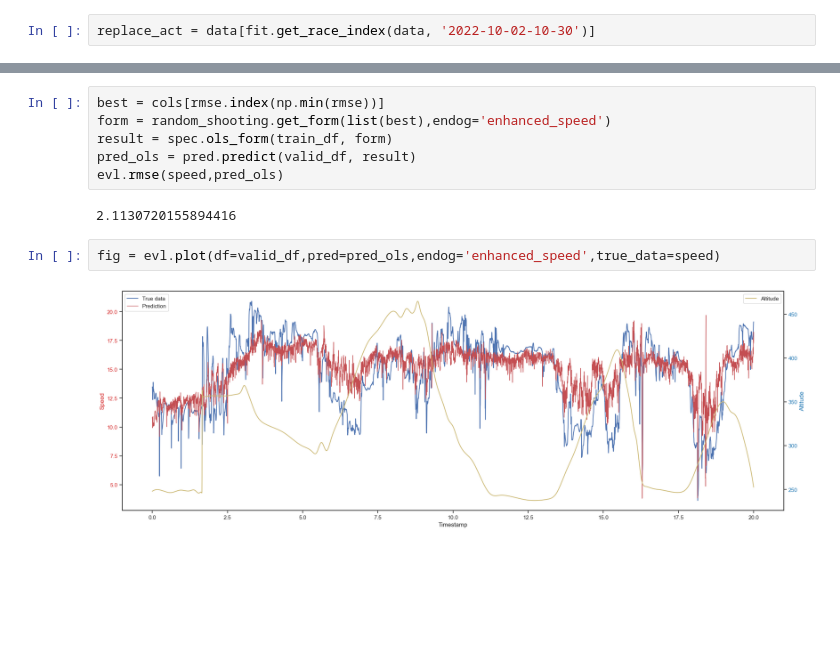
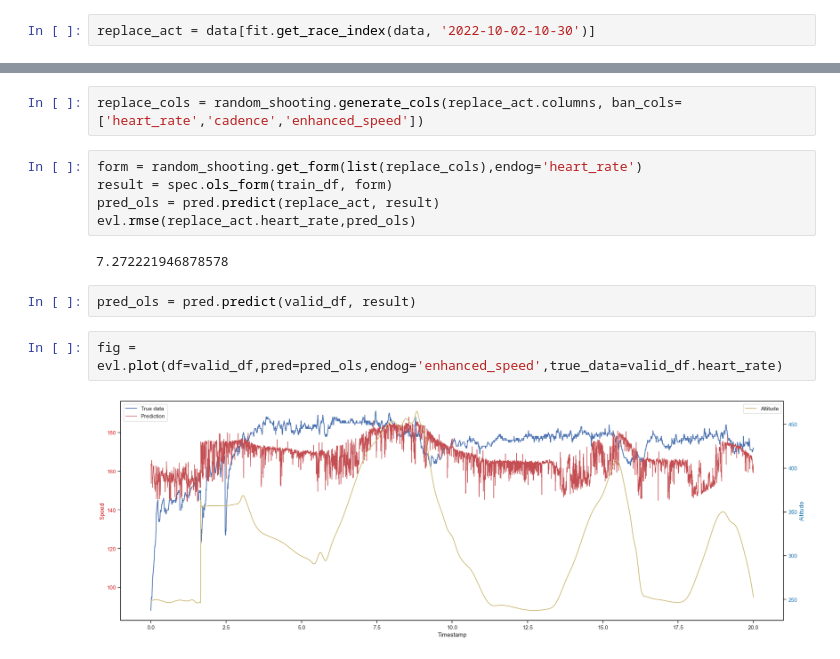
Before and after one commit to VojtaZahradnik/master_thesis, a Jupyter notebook: src/research/with_rep_act.ipynb, the cells around one changed output, grey strips where cells are left out. Cells and saved outputs as stored; diff of their text form; blank space fills up the shorter version.

Commit message:
Replace logic

```diff
--- a/src/research/with_rep_act.ipynb
+++ b/src/research/with_rep_act.ipynb
@@ -51,12 +41,15 @@ _,_,rmse,cols, nrmse = random_shooting.random_shoot(
+# %%
+replace_cols = random_shooting.generate_cols(replace_act.columns, ban_cols=['heart_rate','cadence','enhanced_speed'])
 # %%
-best = cols[rmse.index(np.min(rmse))]
-form = random_shooting.get_form(list(best),endog='enhanced_speed')
+form = random_shooting.get_form(list(replace_cols),endog='heart_rate')
 result = spec.ols_form(train_df, form)
-pred_ols = pred.predict(valid_df, result)
-evl.rmse(speed,pred_ols)
+pred_ols = pred.predict(replace_act, result)
+evl.rmse(replace_act.heart_rate,pred_ols)
 # %% [output]
-2.1130720155894416
+7.272221946878578
+# %%
+pred_ols = pred.predict(valid_df, result)
 # %%
-fig = evl.plot(df=valid_df,pred=pred_ols,endog='enhanced_speed',true_data=speed)
+fig = evl.plot(df=valid_df,pred=pred_ols,endog='enhanced_speed',true_data=valid_df.heart_rate)
 # %% [output]
-[figure, old version]
+[figure, new version]
```
Also changed, not shown: parts of 2 cells of this notebook.
